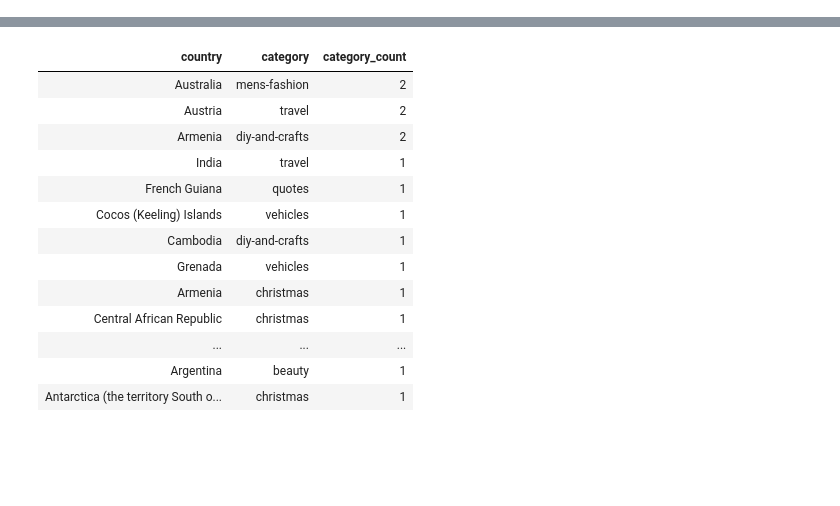
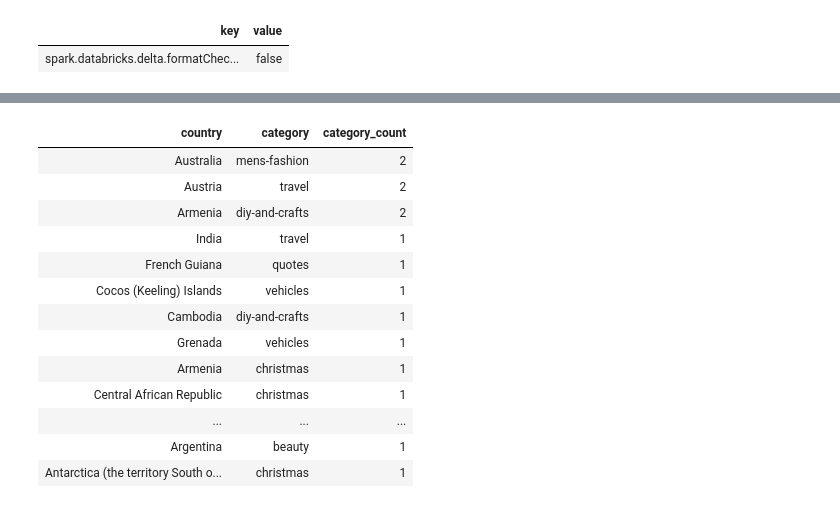
Before and after one commit to n1k35h/pinterest-data-pipeline, a Jupyter notebook: databricks/batch_cleaning_and_queries_databricks.ipynb, the cells around one changed output, grey strips where cells are left out. Saved outputs shown, nothing was run; the diff lists cells and outputs as text; code cells hidden in the pictures; blank space fills up the shorter version.

Commit message:
Updated Databricks Notebook

```diff
--- a/databricks/batch_cleaning_and_queries_databricks.ipynb
+++ b/databricks/batch_cleaning_and_queries_databricks.ipynb
@@ -51 +43,8 @@ display(dbutils.fs.ls("/mnt/user-0e0816526d11-bucket/topics"))
+# %%
+%sql
+-- Disable format checks during the reading of Delta tables
+SET spark.databricks.delta.formatCheck.enabled=false
+# %% [output]
+| key | value |
+| spark.databricks.delta.formatChec... | false |
 # %%
```
Also changed, not shown: parts of 10 cells of this notebook.
